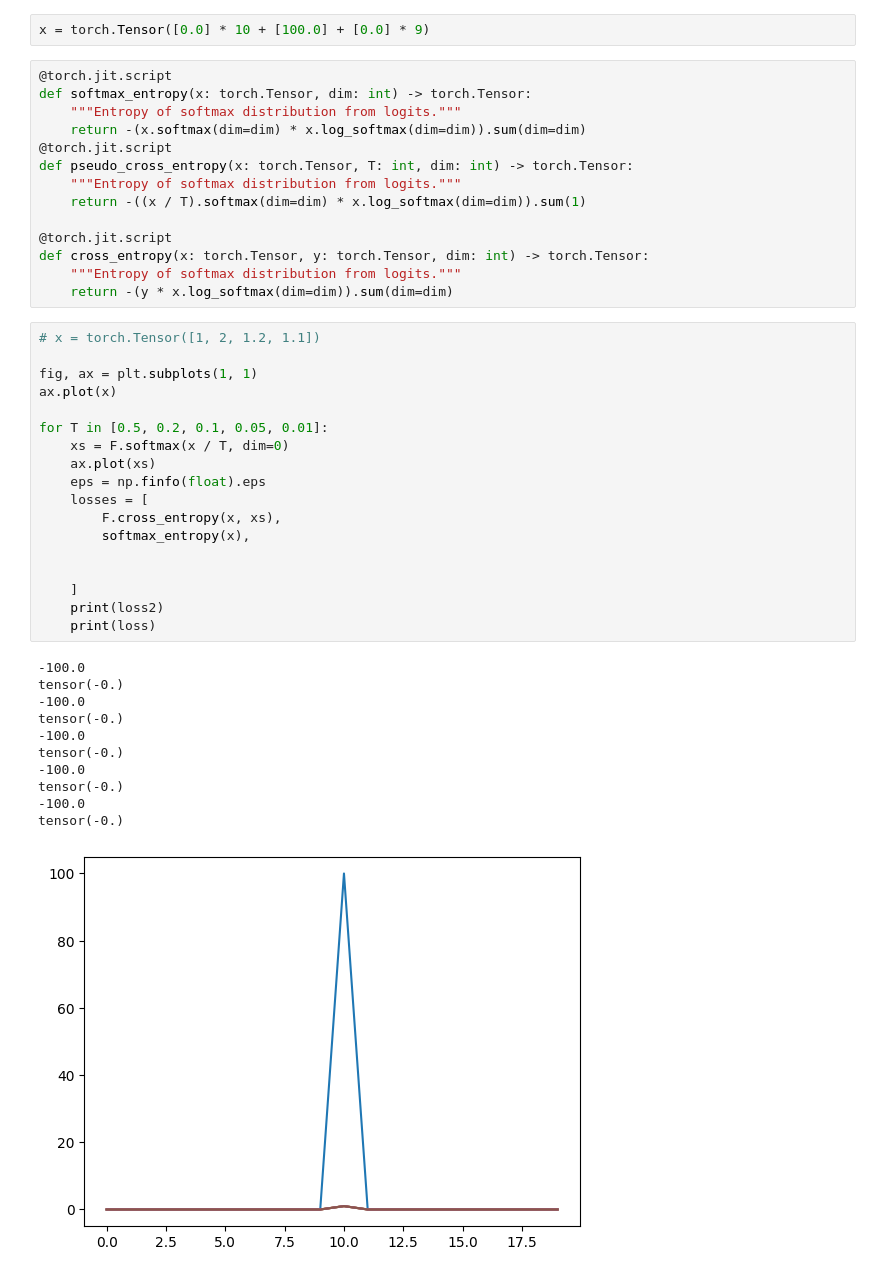
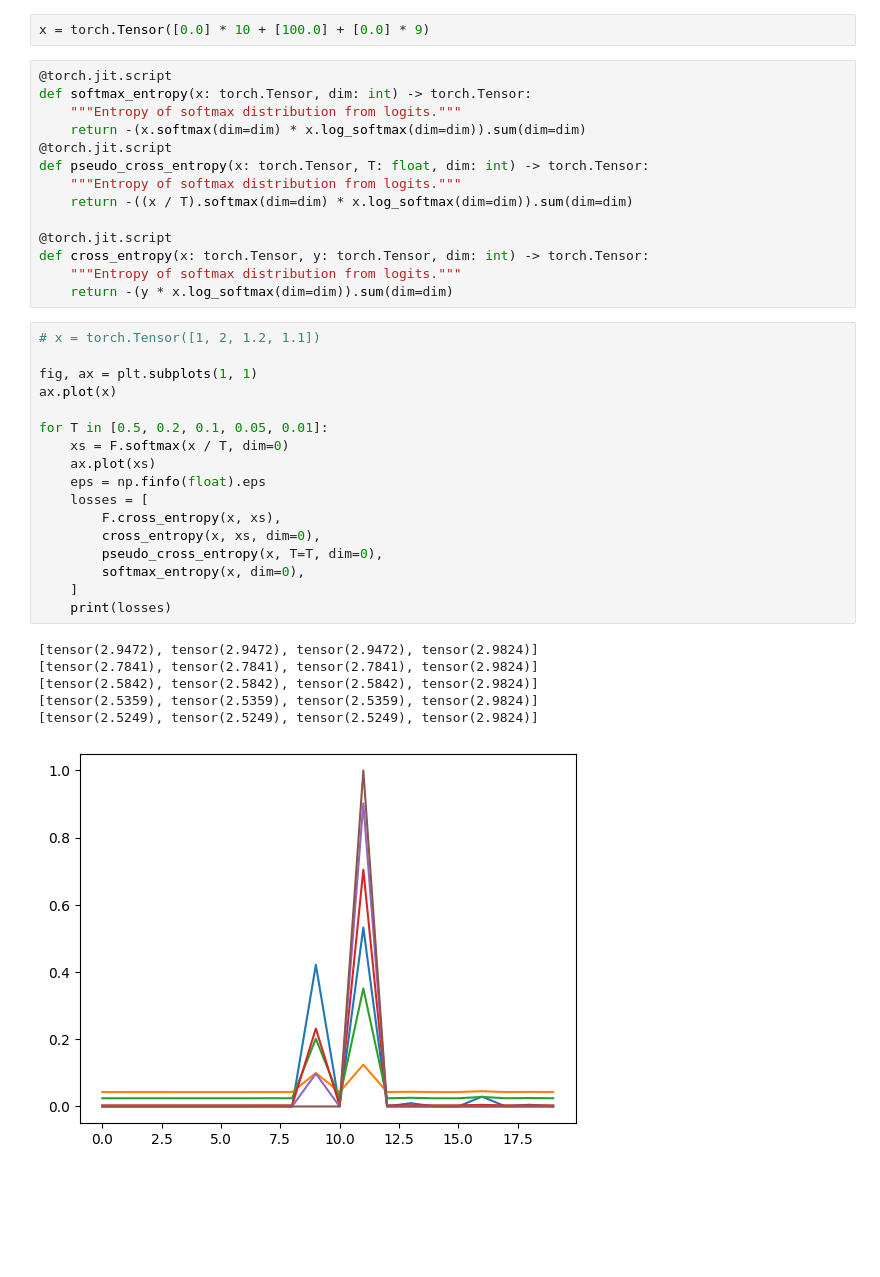
Before and after one commit to dgcnz/overfitting-net, a Jupyter notebook: notebooks/playground.ipynb, the cells around one changed output. Saved outputs shown, nothing was run; the diff lists cells and outputs as text; blank space fills up the shorter version.

```diff
--- a/notebooks/playground.ipynb
+++ b/notebooks/playground.ipynb
@@ -96,9 +96,9 @@ def softmax_entropy(x: torch.Tensor, dim: int) -> torch.Tensor:
     """Entropy of softmax distribution from logits."""
     return -(x.softmax(dim=dim) * x.log_softmax(dim=dim)).sum(dim=dim)
 @torch.jit.script
-def pseudo_cross_entropy(x: torch.Tensor, T: int, dim: int) -> torch.Tensor:
+def pseudo_cross_entropy(x: torch.Tensor, T: float, dim: int) -> torch.Tensor:
     """Entropy of softmax distribution from logits."""
-    return -((x / T).softmax(dim=dim) * x.log_softmax(dim=dim)).sum(1)
+    return -((x / T).softmax(dim=dim) * x.log_softmax(dim=dim)).sum(dim=dim)
 
 @torch.jit.script
 def cross_entropy(x: torch.Tensor, y: torch.Tensor, dim: int) -> torch.Tensor:
@@ -107,30 +107,24 @@ def cross_entropy(x: torch.Tensor, y: torch.Tensor, dim: int) -> torch.Tensor:
 # %%
 # x = torch.Tensor([1, 2, 1.2, 1.1])
 
 fig, ax = plt.subplots(1, 1)
 ax.plot(x)
 
 for T in [0.5, 0.2, 0.1, 0.05, 0.01]:
     xs = F.softmax(x / T, dim=0)
     ax.plot(xs)
     eps = np.finfo(float).eps
     losses = [
         F.cross_entropy(x, xs),
-        softmax_entropy(x),
-
-
+        cross_entropy(x, xs, dim=0),
+        pseudo_cross_entropy(x, T=T, dim=0),
+        softmax_entropy(x, dim=0),
     ]
-    print(loss2)
-    print(loss)
+    print(losses)
 # %% [output]
--100.0
-tensor(-0.)
--100.0
-tensor(-0.)
--100.0
-tensor(-0.)
--100.0
-tensor(-0.)
--100.0
-tensor(-0.)
+[tensor(2.9472), tensor(2.9472), tensor(2.9472), tensor(2.9824)]
+[tensor(2.7841), tensor(2.7841), tensor(2.7841), tensor(2.9824)]
+[tensor(2.5842), tensor(2.5842), tensor(2.5842), tensor(2.9824)]
+[tensor(2.5359), tensor(2.5359), tensor(2.5359), tensor(2.9824)]
+[tensor(2.5249), tensor(2.5249), tensor(2.5249), tensor(2.9824)]
-[figure, old version]
+[figure, new version]
```
Also changed, not shown: 3 other files.
